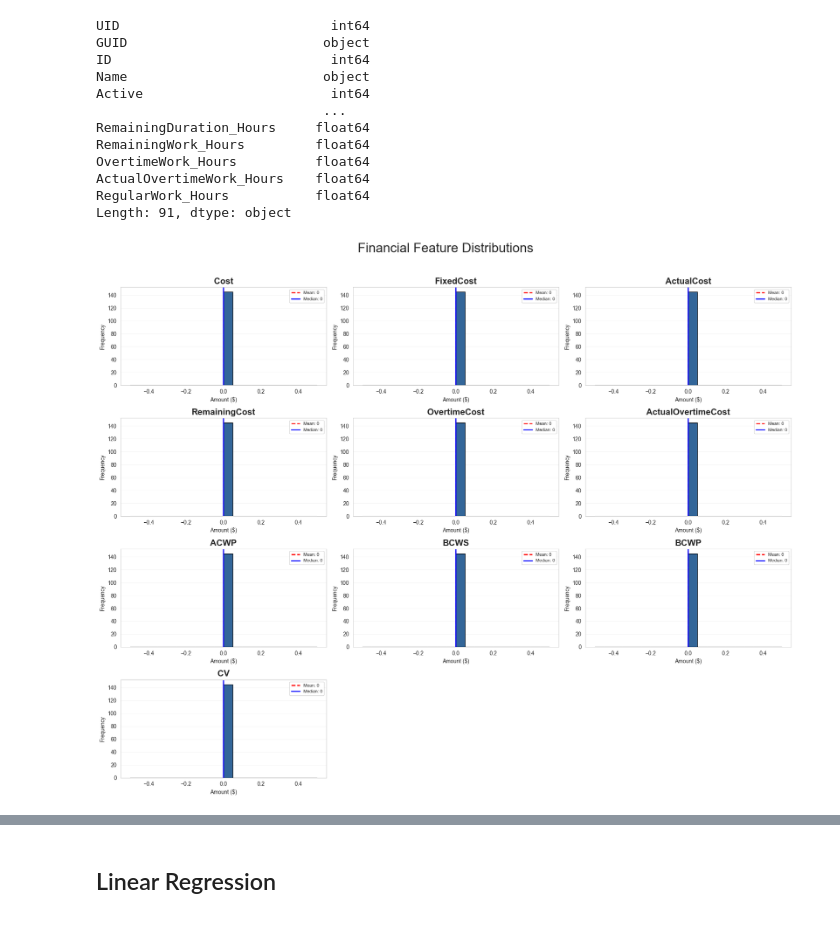
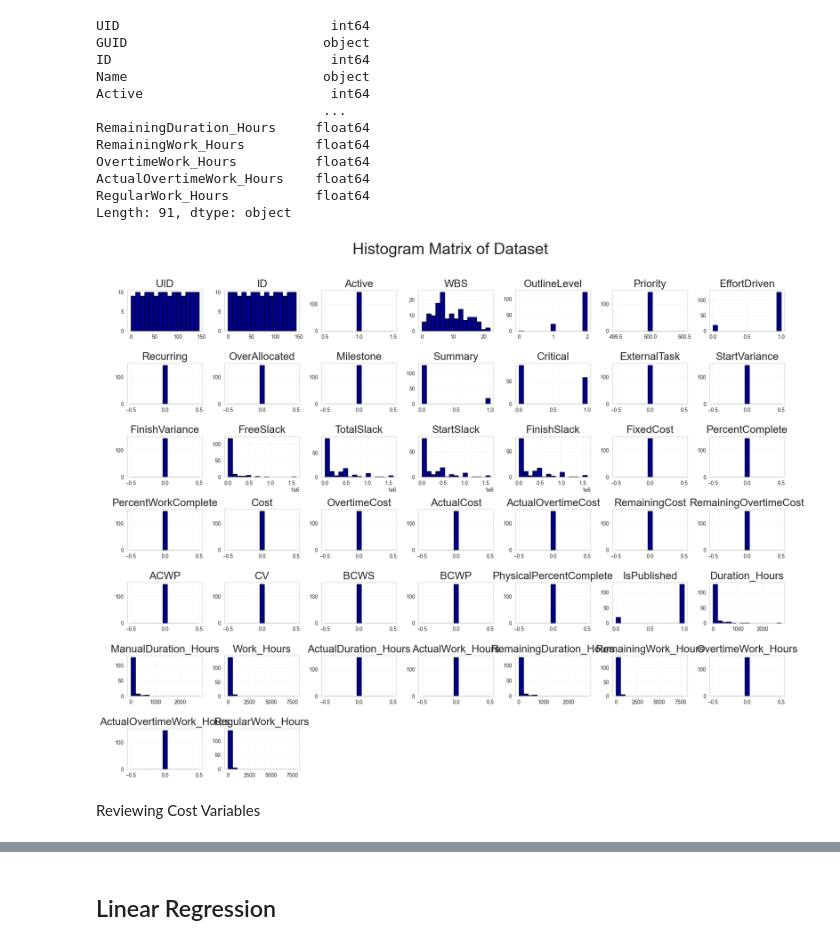
Before and after one commit to damian2551/AI-BIM-Project, a Jupyter notebook: AI-BIM_testing.ipynb, the cells around one changed output, grey strips where cells are left out. Drawn from its saved outputs; the diff is of its cells as text; code cells hidden in the pictures.

```diff
--- a/AI-BIM_testing.ipynb
+++ b/AI-BIM_testing.ipynb
@@ -221,92 +221,34 @@ OvertimeWork_Hours          float64
 ActualOvertimeWork_Hours    float64
 RegularWork_Hours           float64
 Length: 91, dtype: object
-# %%
-import numpy as np
-import matplotlib.pyplot as plt
-
-# -- 1. Select Specific Cost Columns --
-# We define the list of financial features we care about
-target_cols = [
-    'Cost', 'FixedCost', 'ActualCost', 'RemainingCost',
-    'OvertimeCost', 'ActualOvertimeCost',
-    'ACWP', 'BCWS', 'BCWP', 'CV',
-    'FixedCostAccrual'
-]
-
-# Create a subset dataframe with only these columns (if they exist in your data)
-# We also ensure they are numeric to avoid errors
-plot_df = processed_df[[c for c in target_cols if c in processed_df.columns]].select_dtypes(include=[np.number])
-
-# -- 2. Create Histogram Matrix --
-# We use the Pandas built-in hist() method as you requested
-axes = plot_df.hist(
-    figsize=(18, 14),       # Large matrix size
-    bins=20,                # Increased bins slightly for better detail
-    color='#336699',        # Professional dark blue
-    edgecolor='black',      # Black edges define the bars clearly
-    grid=False,             # Turn off default grid (we add a custom one later)
-    layout=(4, 3)           # Optional: Force a 4x3 grid layout (adjust based on count)
-)
-
-# -- 3. Format and Annotate --
-# Flatten the 2D array of axes to a 1D list for easy looping
-axes_flat = axes.flatten()
-
-for i, ax in enumerate(axes_flat):
-    # Check if this subplot actually contains a column (handle empty slots)
-    if i < len(plot_df.columns):
-        col_name = plot_df.columns[i]
-
-        # Calculate Statistics
-        mean_val = plot_df[col_name].mean()
-        median_val = plot_df[col_name].median()
-
-        # Add Vertical Lines for Mean (Red) and Median (Green)
-        ax.axvline(mean_val, color='red', linestyle='--', linewidth=2, label=f'Mean: {mean_val:,.0f}')
-        ax.axvline(median_val, color='blue', linestyle='-', linewidth=2, label=f'Median: {median_val:,.0f}')
-
-        # Formatting
-        ax.set_title(col_name, fontsize=16, fontweight='bold')
-        ax.set_xlabel("Amount ($)", fontsize=10)
-        ax.set_ylabel("Frequency", fontsize=10)
-        ax.grid(axis='y', alpha=0.3, linewidth=0.5) # Horizontal grid lines only
-        ax.legend(loc='upper right', fontsize=8)    # Add legend for the lines
-
-    else:
-        # Hide empty subplots (if you have 10 columns in a 12-slot grid)
-        ax.set_visible(False)
-
-# -- 4. Final Touches --
-plt.suptitle("Financial Feature Distributions", fontsize=24, y=1.02)
-plt.tight_layout()
-plt.show()
-# %% [output]
-[figure]
 # %%
 # -- Histogram Matrix for Dataset --
 
 ## pick numerical columns only
 cost_df = processed_df.select_dtypes(include=[np.number])
 
 # Set overall figure size (width, height)
 axes = cost_df.hist(
     figsize=(18, 14),  # larger matrix
     bins=15, # adjust bin count
     color='darkblue',
     edgecolor='black',
     grid=False
 )
 
 # Loop over all subplots to format text and labels
 for ax in axes.flatten():
     # Bigger titles and smaller axis labels
     ax.set_title(ax.get_title(), fontsize=20)
     ax.set_xlabel(ax.get_xlabel(), fontsize=10)
     ax.set_ylabel(ax.get_ylabel(), fontsize=10)
 
     ax.grid(alpha=0.3, linewidth=0.5) # thin gridlines for readability
 
-plt.suptitle("Histogram Matrix for Cost Variables", fontsize=30, y=1.02)
+plt.suptitle("Histogram Matrix of Dataset", fontsize=30, y=1.02)
 plt.tight_layout()
 plt.show()
+# %% [output]
+[figure, added]
+# %% [markdown]
+Reviewing Cost Variables
```
Also changed, not shown: parts of 15 cells of this notebook.
